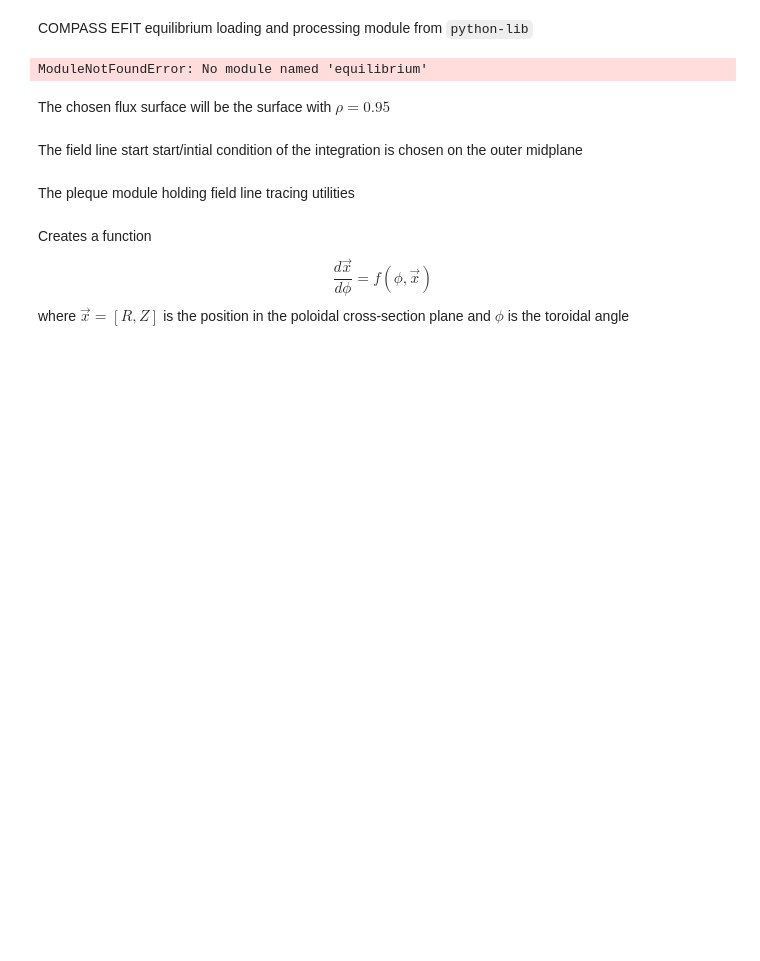
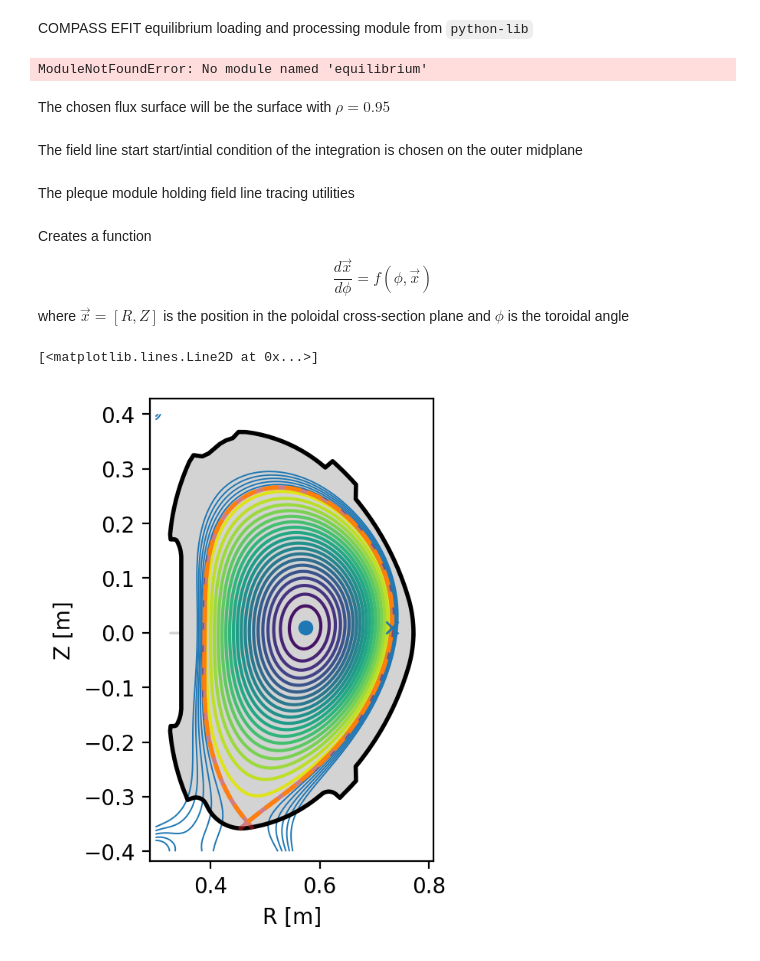
Before and after one commit to kripnerl/pleque, a Jupyter notebook: notebooks/compass_field_line_integrator.ipynb, the cells around one changed output. Drawn from its saved outputs; the diff is of its cells as text; code cells hidden in the pictures; blank space fills up the shorter version.

```diff
--- a/notebooks/compass_field_line_integrator.ipynb
+++ b/notebooks/compass_field_line_integrator.ipynb
@@ -37,3 +43,9 @@ import pleque.utils.field_line_tracers as flt
 # %% [markdown]
 Creates a function $$\frac{d\vec x}{d\phi} = f(\phi, \vec x)$$ where $\vec x = [R, Z]$ is the position in the poloidal cross-section plane and $\phi$ is the toroidal angle
+# %%
+efit = cdb(shot_no, time)
+efit.plot_overview()
+# %% [output]
+[<matplotlib.lines.Line2D at 0x...>]
+[figure, added]
 # %%
```
Also changed, not shown: parts of 44 cells of this notebook, 1 other file.
